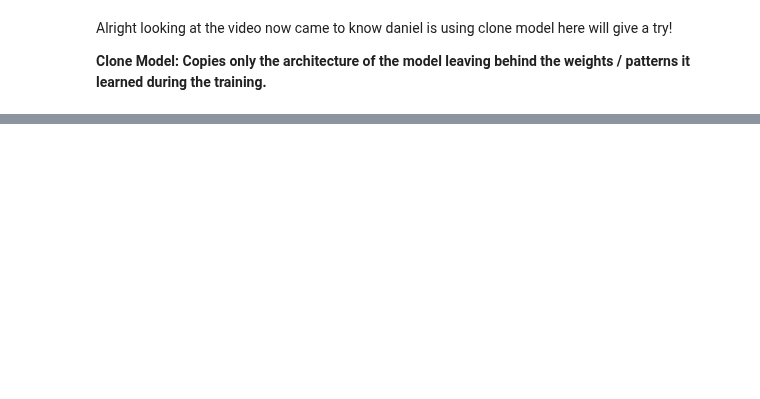
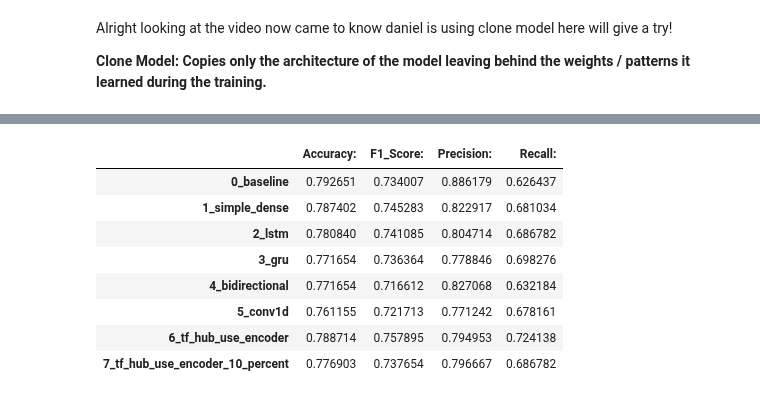
Before and after one commit to ashikshafi08/Learning_Tensorflow, a Jupyter notebook: Notebooks/Introduction_to_NLP_with_TensorFlow.ipynb, the cells around one changed output, grey strips where cells are left out. Cells and saved outputs as stored; diff of their text form; code cells hidden in the pictures; blank space fills up the shorter version.

```diff
--- a/Notebooks/Introduction_to_NLP_with_TensorFlow.ipynb
+++ b/Notebooks/Introduction_to_NLP_with_TensorFlow.ipynb
@@ -2211,0 +2339,14 @@ The answer is data leakage!
+# %%
+# Reduce the accuracy to the same scale as other metrics
+all_model_results['Accuracy:'] = all_model_results['Accuracy:'] / 100
+all_model_results
+# %% [output]
+|  | Accuracy: | F1_Score: | Precision: | Recall: |
+| 0_baseline | 0.792651 | 0.734007 | 0.886179 | 0.626437 |
+| 1_simple_dense | 0.787402 | 0.745283 | 0.822917 | 0.681034 |
+| 2_lstm | 0.780840 | 0.741085 | 0.804714 | 0.686782 |
+| 3_gru | 0.771654 | 0.736364 | 0.778846 | 0.698276 |
+| 4_bidirectional | 0.771654 | 0.716612 | 0.827068 | 0.632184 |
+| 5_conv1d | 0.761155 | 0.721713 | 0.771242 | 0.678161 |
+| 6_tf_hub_use_encoder | 0.788714 | 0.757895 | 0.794953 | 0.724138 |
+| 7_tf_hub_use_encoder_10_percent | 0.776903 | 0.737654 | 0.796667 | 0.686782 |
```
Also changed, not shown: parts of 65 cells of this notebook.
